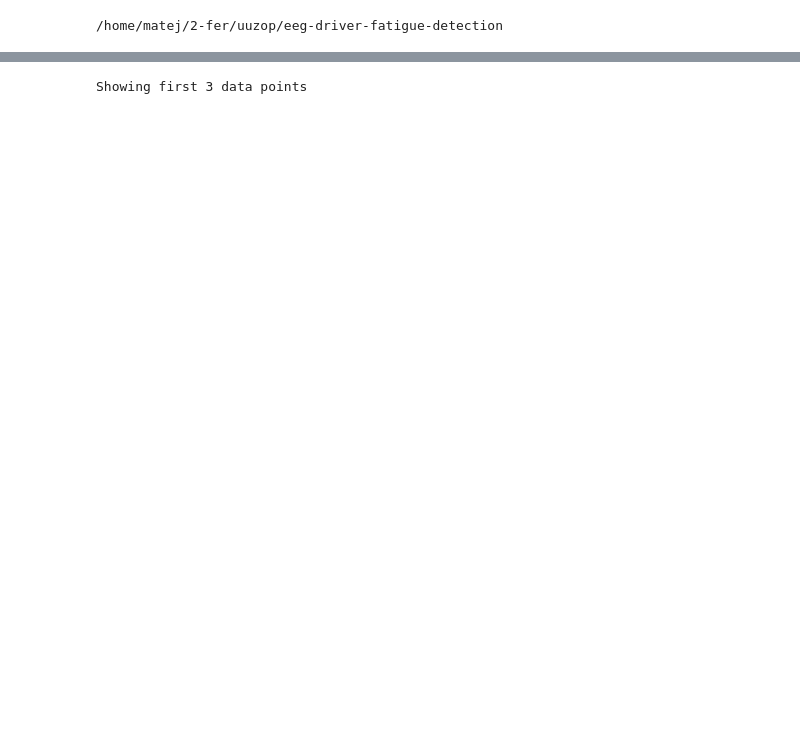
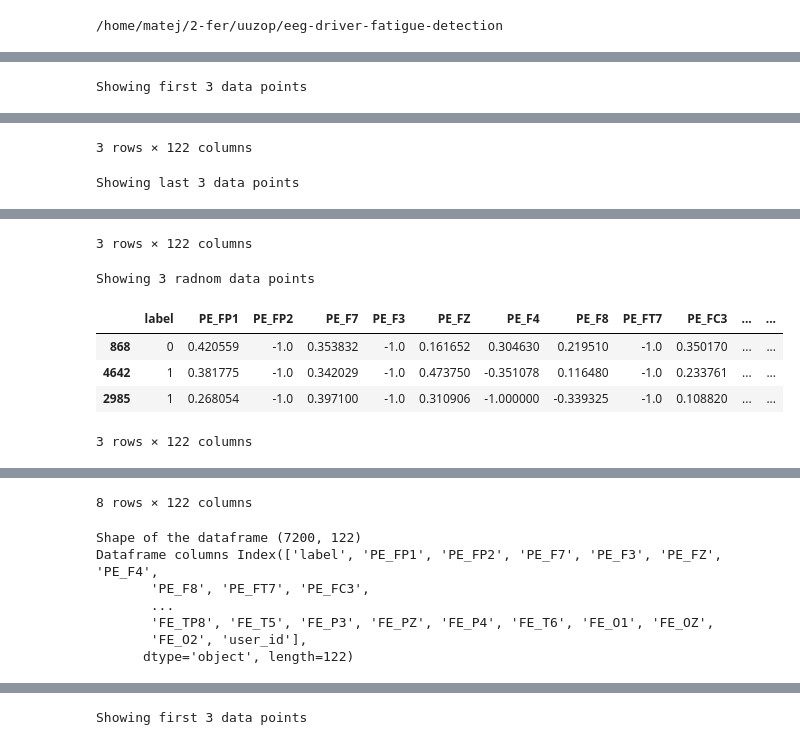
Before and after one commit to ciglenecki/eeg-driver-fatigue-detection, a Jupyter notebook: src/main.ipynb, the cells around one changed output, grey strips where cells are left out. Drawn from its saved outputs; the diff is of its cells as text; code cells hidden in the pictures; blank space fills up the shorter version.

```diff
--- a/src/main.ipynb
+++ b/src/main.ipynb
@@ -88,5 +88,18 @@ states = [NORMAL_STR, FATIGUE_STR]
 
 # [PE_FP1, PE_FP2, ... , PE_C3, AE_FP1, AE_FP2, ..., FE_C3]
 entropy_channel_combinations = ["{}_{}".format(entropy, channel) for entropy in entropy_names for channel in channels_good]
+
+PATH_CWD = Path(getcwd())
+PATH_DATA = Path(PATH_CWD, "data")
+PATH_REPORT = Path(PATH_DATA, "reports")
+PATH_DATASET = Path(PATH_DATA, "dataset")
+PATH_MODEL = Path(PATH_DATA, "models")
+
+PATH_DATAFRAME = Path(PATH_DATA, "dataframes")
+PATH_DATASET_MAT = Path(PATH_DATASET, "mat")
+PATH_DATASET_CNT = Path(PATH_DATASET, "cnt")
+
+PATH_ZIP_CNT = Path(PATH_DATASET, "5202739.zip")
+PATH_ZIP_MAT = Path(PATH_DATASET, "5202751.zip")
 # %% [output]
 /home/matej/2-fer/uuzop/eeg-driver-fatigue-detection
@@ -489,0 +582,9 @@ print(save_df_to_disk(df, is_complete_train, PATH_DATA_DATAFRAME, "normalized",
+# %%
+df_file = Path(PATH_DATAFRAME,"complete-normalized-with_user_id-2021-12-08-16-10-19-.pkl")
+df = read_pickle(df_file)
+glimpse_df(df)
+
+print("Shape of the dataframe", df.shape)
+print("Dataframe columns", df.columns)
+# %% [output]
+Showing first 3 data points
@@ -489,0 +595,2 @@ print(save_df_to_disk(df, is_complete_train, PATH_DATA_DATAFRAME, "normalized",
+3 rows × 122 columns
+Showing last 3 data points
@@ -489,0 +601,7 @@ print(save_df_to_disk(df, is_complete_train, PATH_DATA_DATAFRAME, "normalized",
+3 rows × 122 columns
+Showing 3 radnom data points
+|  | label | PE_FP1 | PE_FP2 | PE_F7 | PE_F3 | PE_FZ | PE_F4 | PE_F8 | PE_FT7 | PE_FC3 | ... | ... |
+| 868 | 0 | 0.420559 | -1.0 | 0.353832 | -1.0 | 0.161652 | 0.304630 | 0.219510 | -1.0 | 0.350170 | ... | ... |
+| 4642 | 1 | 0.381775 | -1.0 | 0.342029 | -1.0 | 0.473750 | -0.351078 | 0.116480 | -1.0 | 0.233761 | ... | ... |
+| 2985 | 1 | 0.268054 | -1.0 | 0.397100 | -1.0 | 0.310906 | -1.000000 | -0.339325 | -1.0 | 0.108820 | ... | ... |
+3 rows × 122 columns
@@ -489,0 +617,8 @@ print(save_df_to_disk(df, is_complete_train, PATH_DATA_DATAFRAME, "normalized",
+8 rows × 122 columns
+Shape of the dataframe (7200, 122)
+Dataframe columns Index(['label', 'PE_FP1', 'PE_FP2', 'PE_F7', 'PE_F3', 'PE_FZ', 'PE_F4',
+       'PE_F8', 'PE_FT7', 'PE_FC3',
+       ...
+       'FE_TP8', 'FE_T5', 'FE_P3', 'FE_PZ', 'FE_P4', 'FE_T6', 'FE_O1', 'FE_OZ',
+       'FE_O2', 'user_id'],
+      dtype='object', length=122)
```
Also changed, not shown: parts of 30 cells of this notebook, 22 other files.
